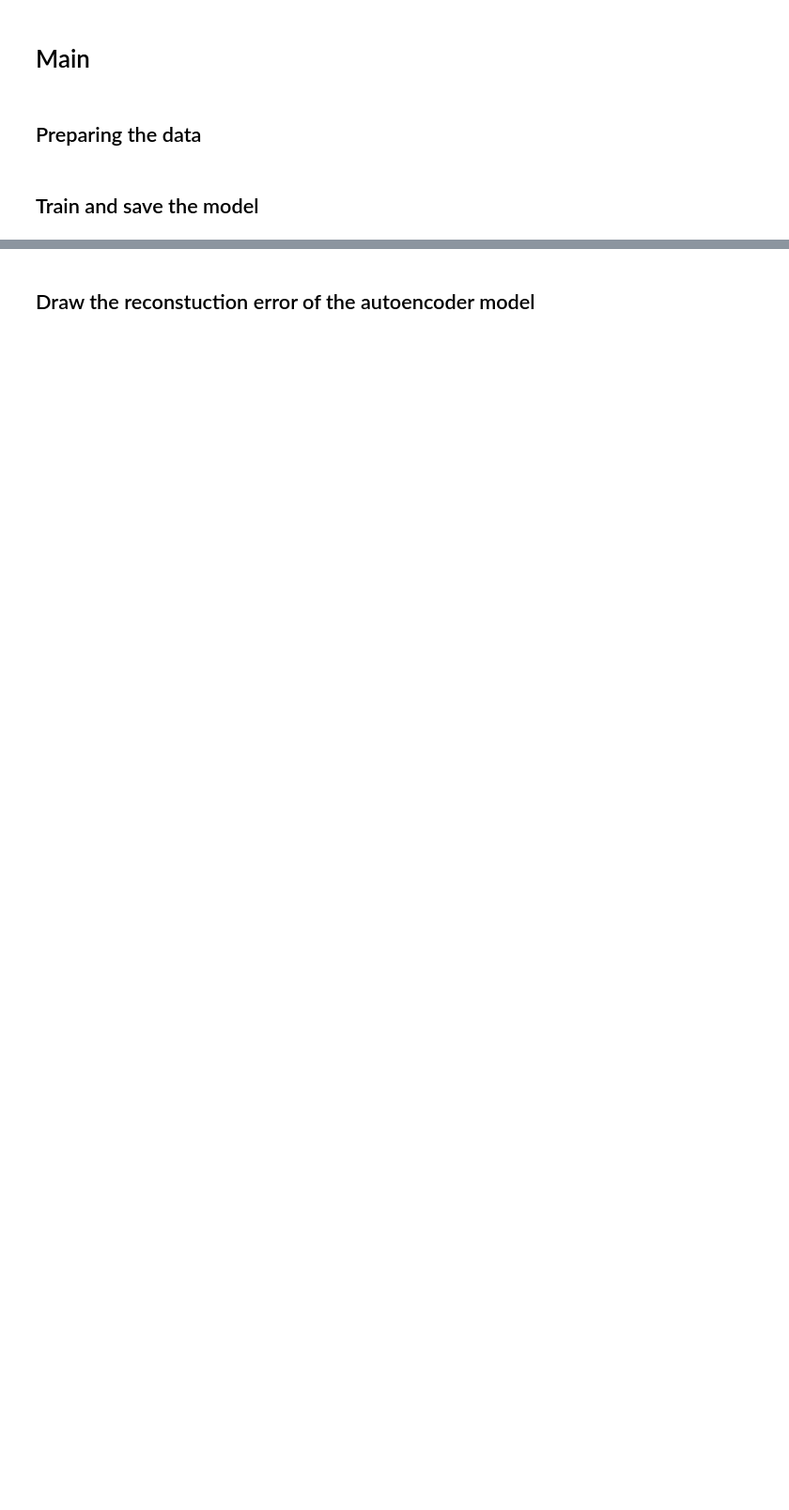
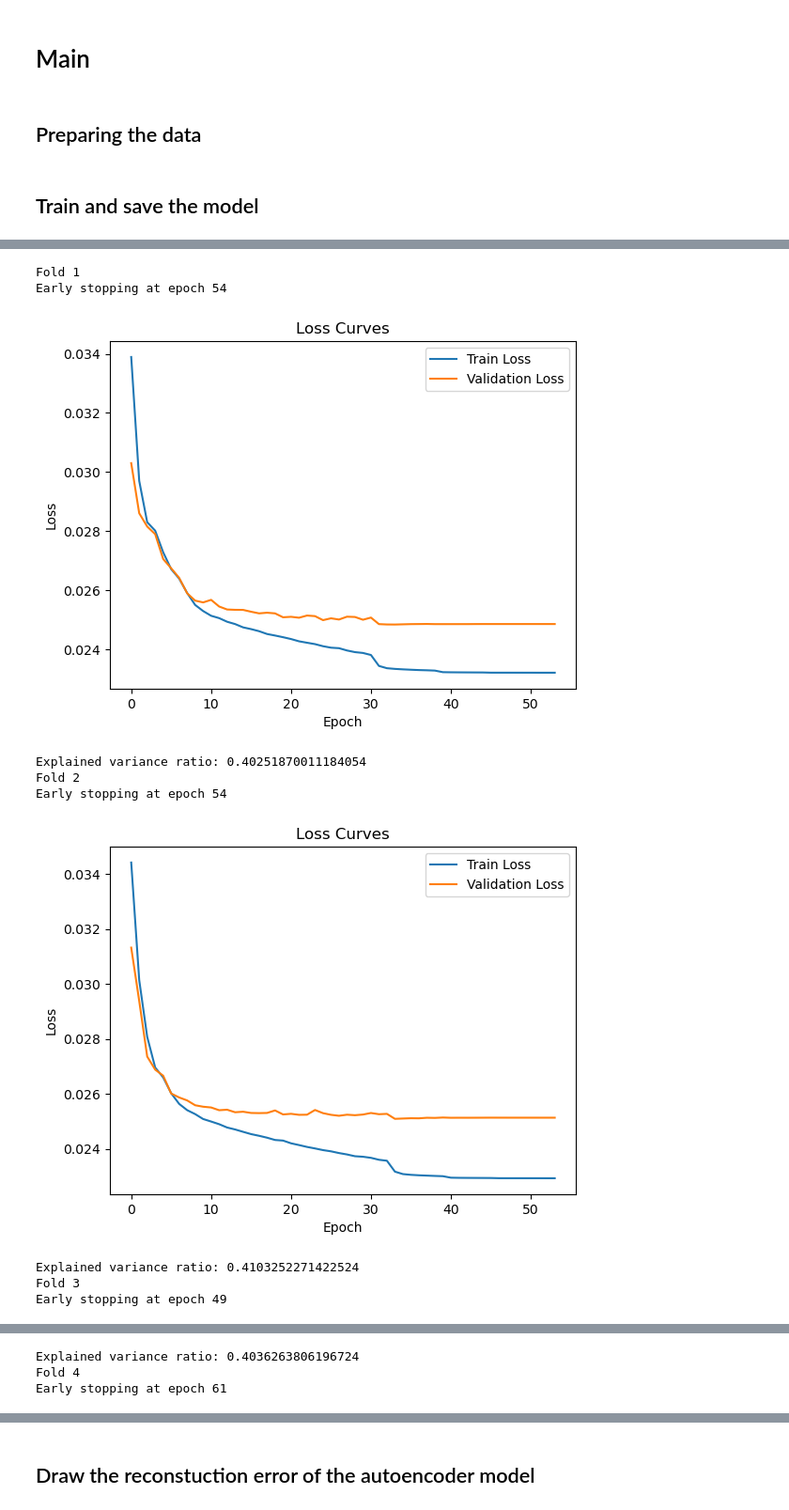
Before and after one commit to ReveRoyl/ABCD_tabular_data_analysis, a Jupyter notebook: notebooks/Autoencoder.ipynb, the cells around one changed output, grey strips where cells are left out. Shown at 94% size. Drawn from its saved outputs; the diff is of its cells as text; code cells hidden in the pictures; blank space fills up the shorter version.

```diff
--- a/notebooks/Autoencoder.ipynb
+++ b/notebooks/Autoencoder.ipynb
@@ -74,0 +86,31 @@ print("Loading matrix shape:", loading_matrix.shape)
+# %%
+kf = KFold(n_splits=10, shuffle=True)
+fold = 1
+variances_explained = []
+for train_index, val_index in kf.split(X_train):
+    print(f"Fold {fold}")
+    X_train_fold, X_val_fold = X_train[train_index], X_train[val_index]
+    autoencoder = Autoencoder(X_train, X_val, encoding_dim=5,
+                            layer1_neurons=103, layer2_neurons=45, layer3_neurons=54)
+    autoencoder.train()
+    (
+        latent_factors,
+        reconstruction_errors_test,
+        explained_variance_ratios,
+        explained_variance_ratio_test,
+    ) = autoencoder.evaluate_on_data(X_scaled)
+    fold += 1
+    variances_explained.append(autoencoder.explained_variance_ratio_total(X_test))
+    print(f"Explained variance ratio: {autoencoder.explained_variance_ratio_total(X_test)}")
+average_variances_explained = np.mean(variances_explained)
+# %% [output]
+Fold 1
+Early stopping at epoch 54
+[figure, added]
+Explained variance ratio: 0.40251870011184054
+Fold 2
+Early stopping at epoch 54
+[figure, added]
+Explained variance ratio: 0.4103252271422524
+Fold 3
+Early stopping at epoch 49
@@ -74,0 +118,3 @@ print("Loading matrix shape:", loading_matrix.shape)
+Explained variance ratio: 0.4036263806196724
+Fold 4
+Early stopping at epoch 61
```
Also changed, not shown: parts of 17 cells of this notebook, 5 other files.
